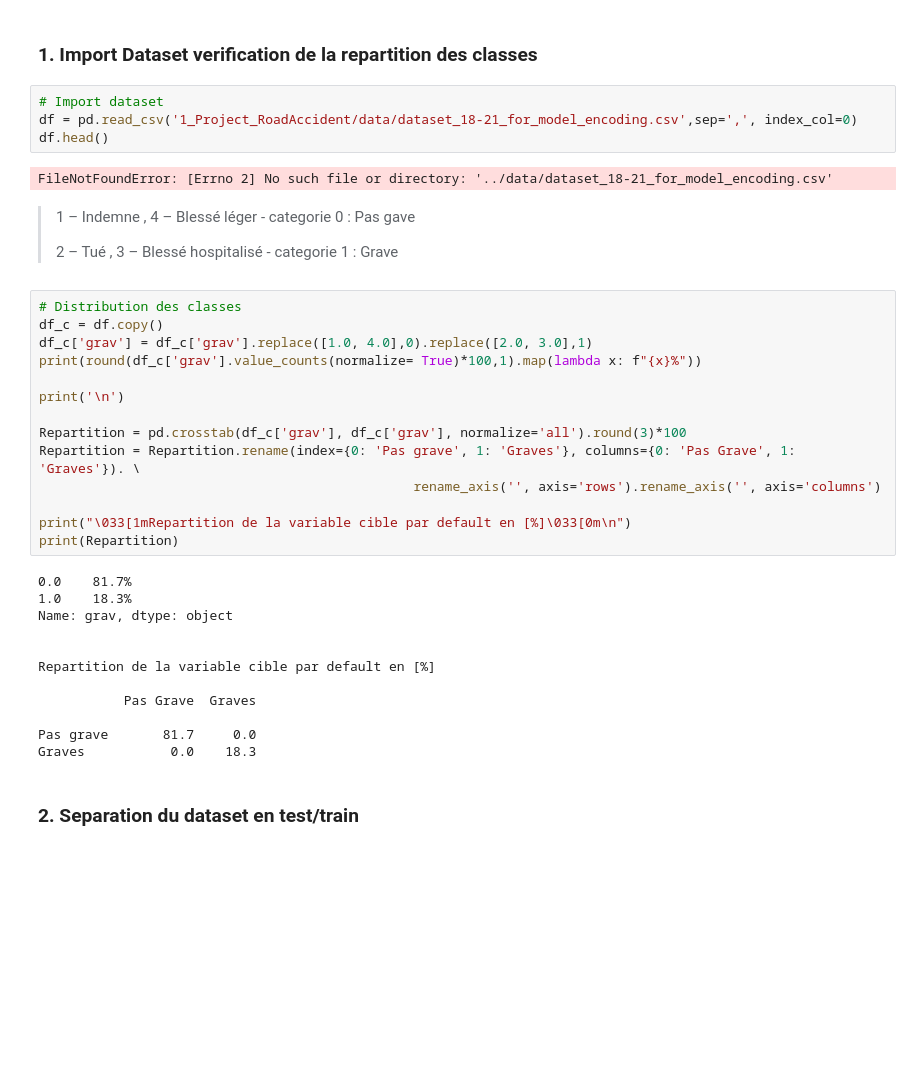
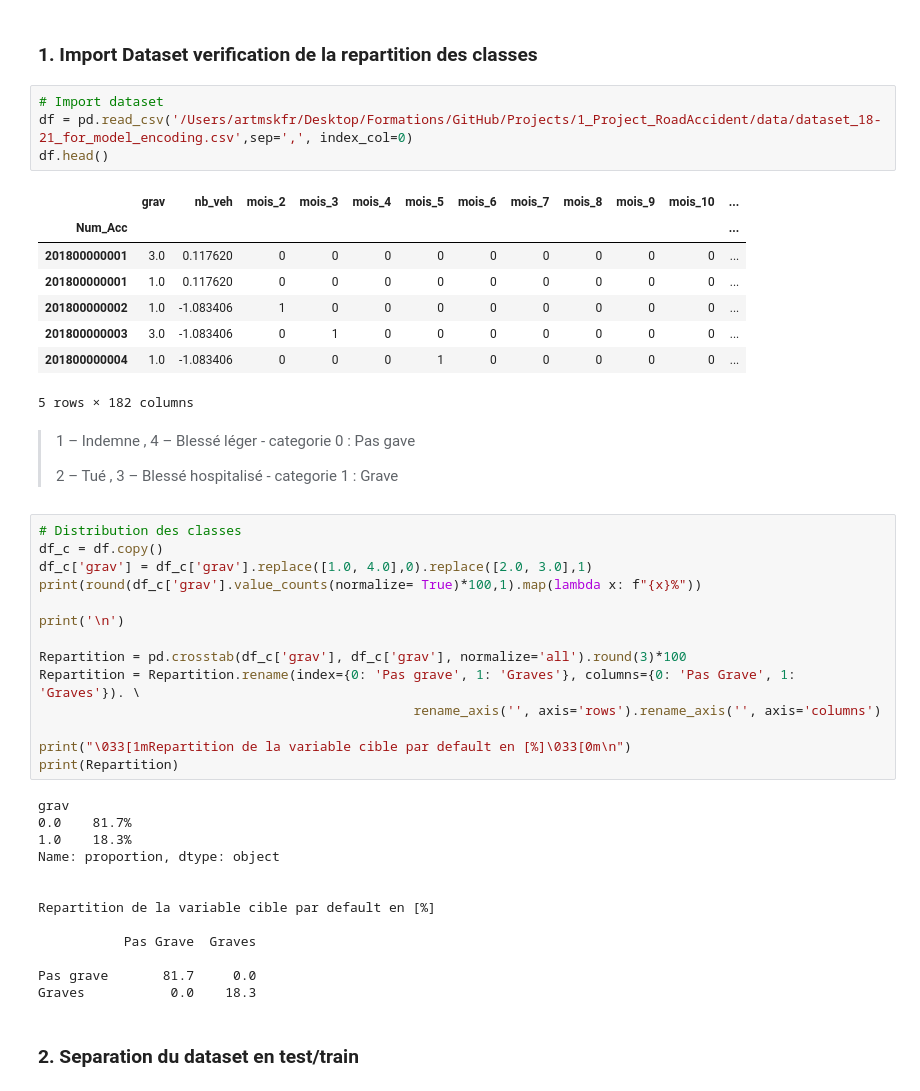
Before and after one commit to artmskfr/1_Project_RoadAccident, a Jupyter notebook: Modelisation/Random Forest/RF_binaire_v0.ipynb, the cells around one changed output. Cells and saved outputs as stored; diff of their text form; blank space fills up the shorter version.

```diff
--- a/Modelisation/Random Forest/RF_binaire_v0.ipynb
+++ b/Modelisation/Random Forest/RF_binaire_v0.ipynb
@@ -56,10 +56,17 @@ pd.set_option('display.max_colwidth', None)
 ### **1. Import Dataset verification de la repartition des classes**
 # %%
 # Import dataset
-df = pd.read_csv('1_Project_RoadAccident/data/dataset_18-21_for_model_encoding.csv',sep=',', index_col=0)
+df = pd.read_csv('/Users/artmskfr/Desktop/Formations/GitHub/Projects/1_Project_RoadAccident/data/dataset_18-21_for_model_encoding.csv',sep=',', index_col=0)
 df.head()
 # %% [output]
+|  | grav | nb_veh | mois_2 | mois_3 | mois_4 | mois_5 | mois_6 | mois_7 | mois_8 | mois_9 | mois_10 | ... |
+| Num_Acc |  |  |  |  |  |  |  |  |  |  |  | ... |
+| 201800000001 | 3.0 | 0.117620 | 0 | 0 | 0 | 0 | 0 | 0 | 0 | 0 | 0 | ... |
+| 201800000001 | 1.0 | 0.117620 | 0 | 0 | 0 | 0 | 0 | 0 | 0 | 0 | 0 | ... |
+| 201800000002 | 1.0 | -1.083406 | 1 | 0 | 0 | 0 | 0 | 0 | 0 | 0 | 0 | ... |
+| 201800000003 | 3.0 | -1.083406 | 0 | 1 | 0 | 0 | 0 | 0 | 0 | 0 | 0 | ... |
+| 201800000004 | 1.0 | -1.083406 | 0 | 0 | 0 | 1 | 0 | 0 | 0 | 0 | 0 | ... |
-FileNotFoundError: [Errno 2] No such file or directory: '../data/dataset_18-21_for_model_encoding.csv'
+5 rows × 182 columns
 # %% [markdown]
 > 1 – Indemne , 4 – Blessé léger   - categorie 0  :  Pas gave
 >
@@ -79,9 +86,10 @@ Repartition = Repartition.rename(index={0: 'Pas grave', 1: 'Graves'}, columns={0
 print("\033[1mRepartition de la variable cible par default en [%]\033[0m\n")
 print(Repartition)
 # %% [output]
+grav
 0.0    81.7%
 1.0    18.3%
-Name: grav, dtype: object
+Name: proportion, dtype: object
 
 
 Repartition de la variable cible par default en [%]
```
Also changed, not shown: parts of 3 cells of this notebook, 2 other files.
